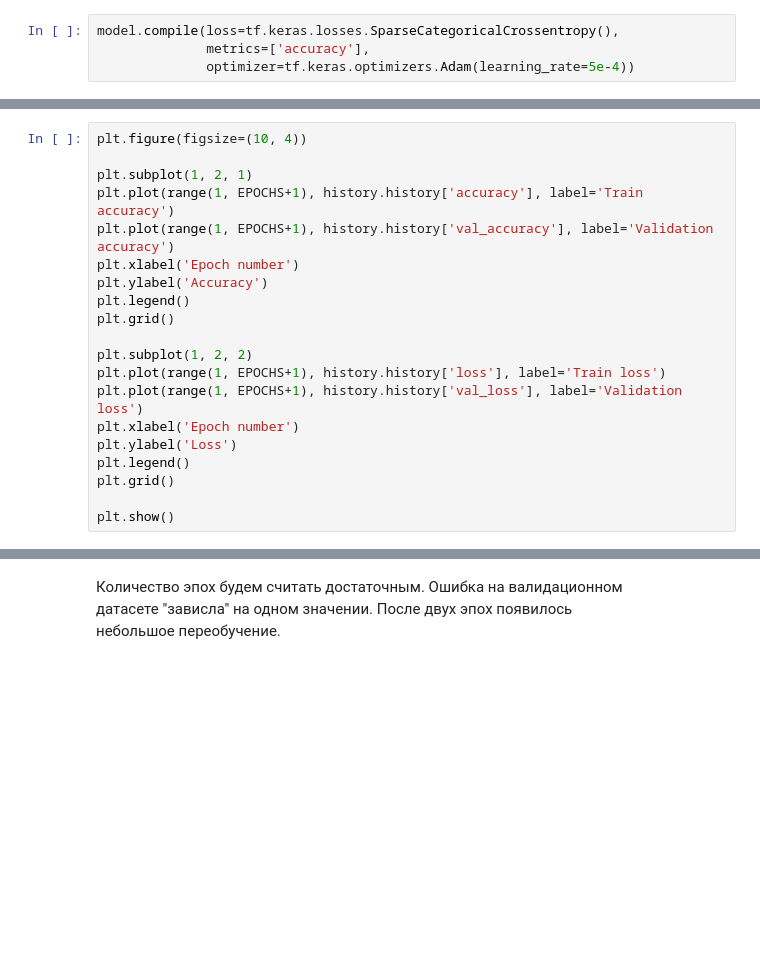
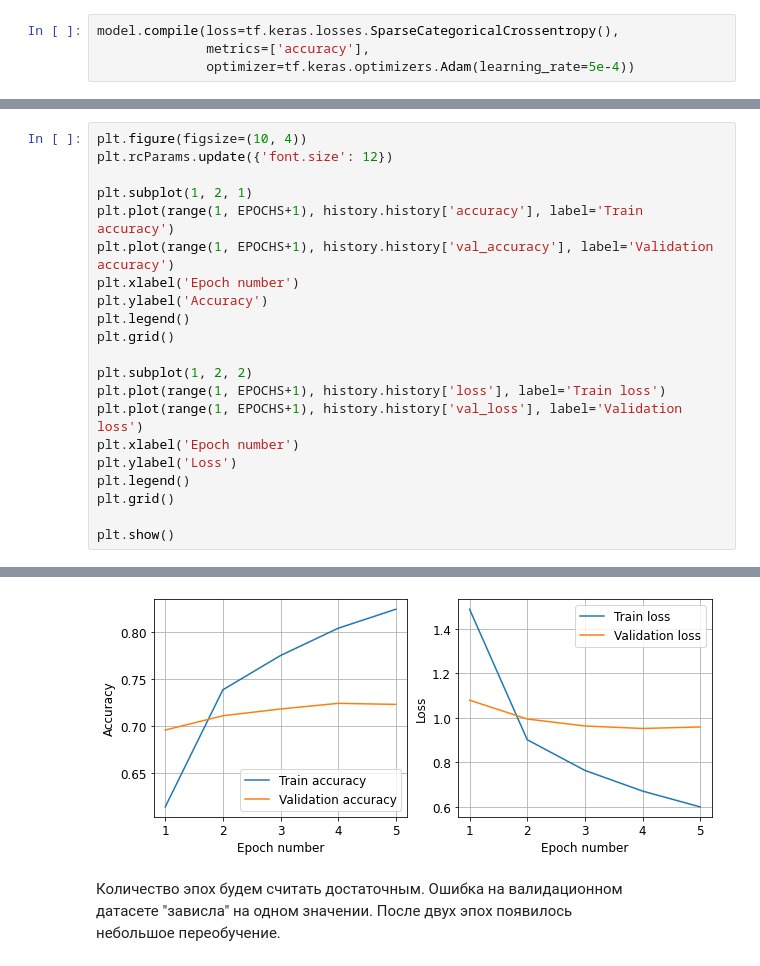
Before and after one commit to mikhail-rozov/Neural_networks_introduction, a Jupyter notebook: Lesson_8/Lesson_8_task.ipynb, the cells around one changed output, grey strips where cells are left out. Drawn from its saved outputs; the diff is of its cells as text; blank space fills up the shorter version.

```diff
--- a/Lesson_8/Lesson_8_task.ipynb
+++ b/Lesson_8/Lesson_8_task.ipynb
@@ -120,5 +118,6 @@ Epoch 5/5
 # %%
 plt.figure(figsize=(10, 4))
+plt.rcParams.update({'font.size': 12})
 
 plt.subplot(1, 2, 1)
 plt.plot(range(1, EPOCHS+1), history.history['accuracy'], label='Train accuracy')
@@ -142,3 +140,4 @@ plt.show()
+[figure, added]
 # %% [markdown]
 Количество эпох будем считать достаточным. Ошибка на валидационном
 датасете "зависла" на одном значении. После двух эпох появилось
```
Also changed, not shown: parts of 6 cells of this notebook.
